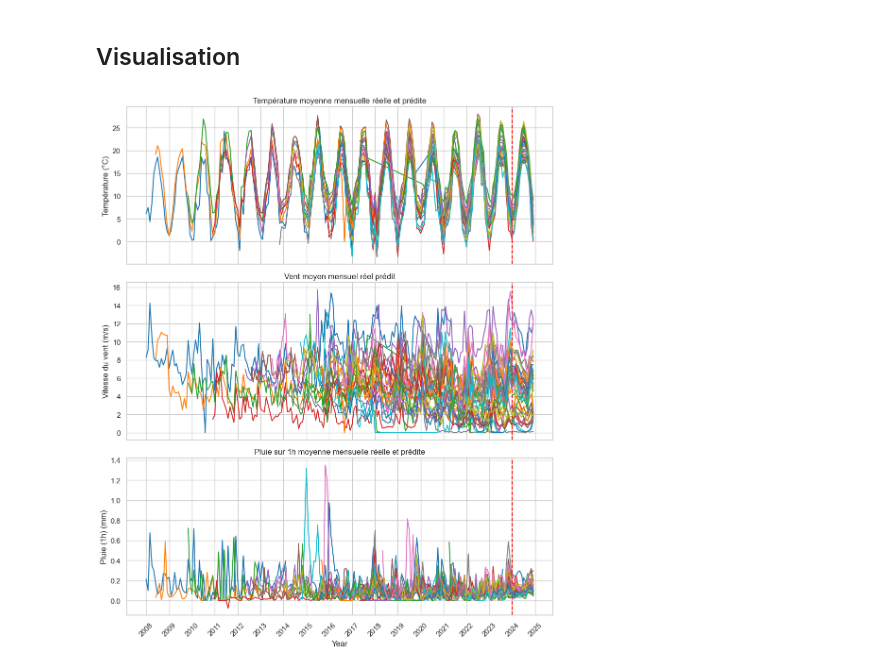
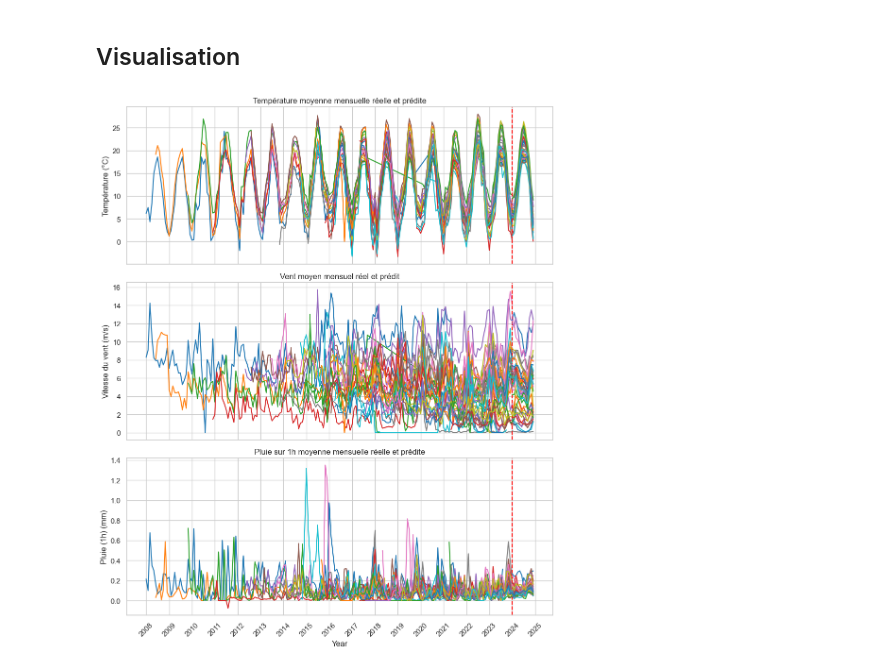
Before and after one commit to ymerenos/ProjetBigDataM2-2024, a Jupyter notebook: Mongo.ipynb, the cells around one changed output. Saved outputs shown, nothing was run; the diff lists cells and outputs as text; code cells hidden in the pictures.

```diff
--- a/Mongo.ipynb
+++ b/Mongo.ipynb
@@ -195,7 +195,7 @@ axes[0].set_ylabel('Température (°C)')
 
 # Plot actual wind
 sns.lineplot(x='date', y='avg_vent_moyen', hue='station_id', data=df, ax=axes[1], palette='tab10', legend=False)
-axes[1].set_title('Vent moyen mensuel réel prédit')
+axes[1].set_title('Vent moyen mensuel réel et prédit')
 axes[1].set_ylabel('Vitesse du vent (m/s)')
 
 # Plot actual rain
@@ -205,31 +205,32 @@ axes[2].set_ylabel('Pluie (1h) (mm)')
 
 # Add vertical line to indicate the start of predicted data
 for ax in axes:
     ax.axvline(x=prediction_data['date'].iloc[0], color='red', linestyle='--', label='Predicted Data Start')
 
 # Plot predicted temperature
 sns.lineplot(x='date', y='avg_temperature', hue='station_id', data=prediction_data, ax=axes[0], palette='tab10', legend=False)
 
 # Plot predicted wind
 sns.lineplot(x='date', y='avg_vent_moyen', hue='station_id', data=prediction_data, ax=axes[1], palette='tab10', legend=False)
 
 # Plot predicted rain
 sns.lineplot(x='date', y='avg_pluie_1h', hue='station_id', data=prediction_data, ax=axes[2], palette='tab10', legend=False)
 
 # Set common x-axis label
 axes[-1].set_xlabel('Year')
 
 # Format x-axis ticks to display only years
 axes[-1].xaxis.set_major_locator(mdates.YearLocator())
 axes[-1].xaxis.set_major_formatter(mdates.DateFormatter('%Y'))
 
 # Rotate x-axis labels for better readability
 plt.xticks(rotation=45)
 
 # Adjust layout
 plt.tight_layout()
 
 # Display the plots
+plt.savefig('predictions.png')
 plt.show()
 # %% [output]
-[figure, old version]
+[figure, new version]
```
Also changed, not shown: 1 other file.
